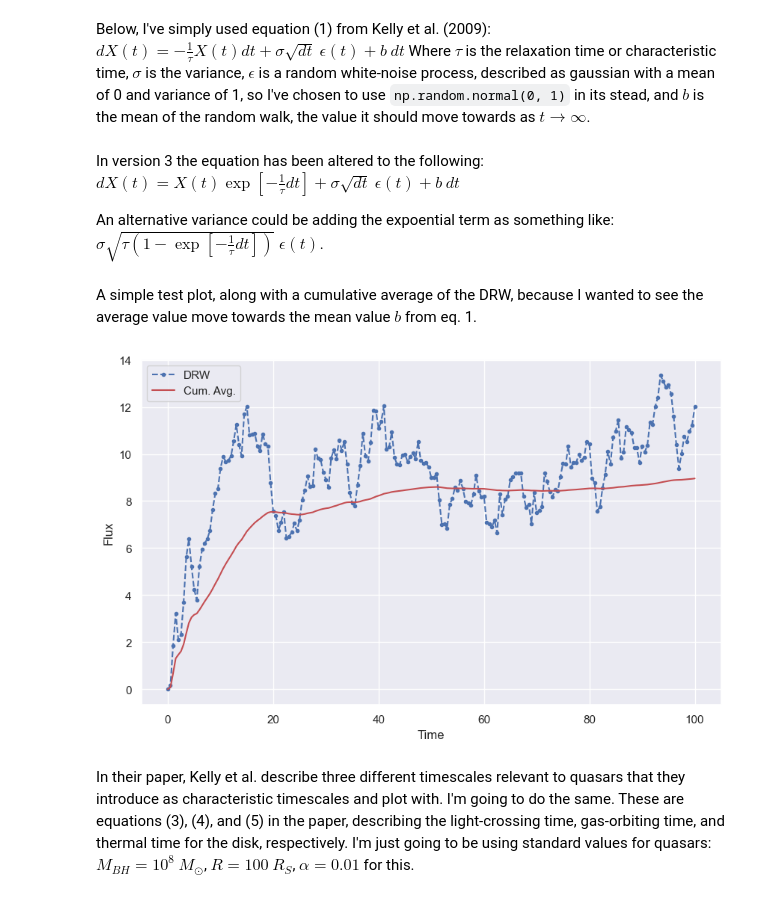
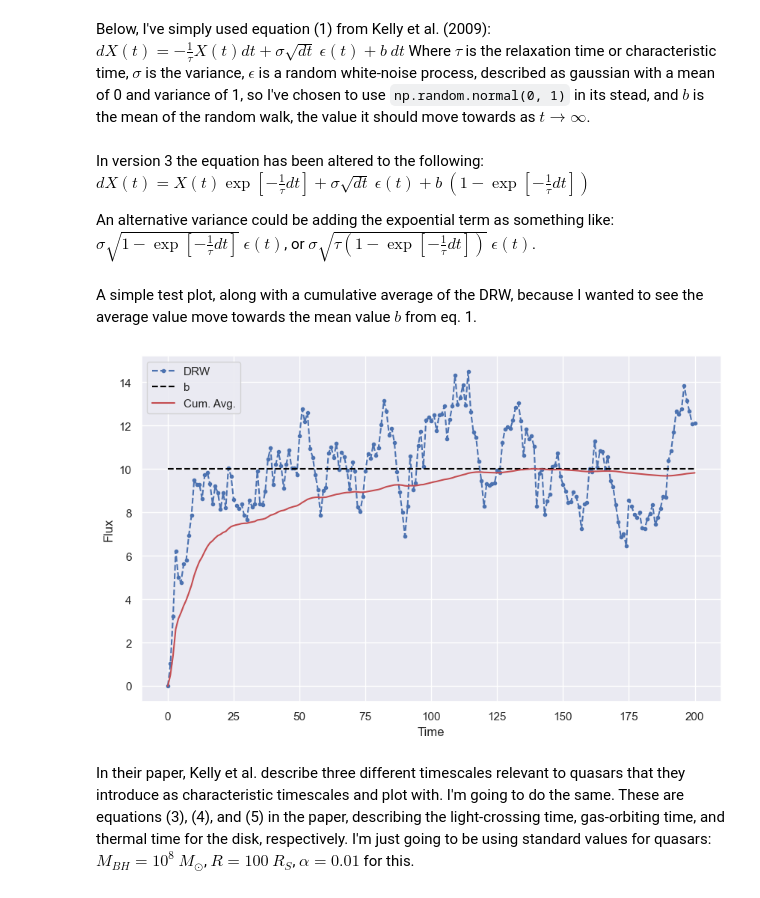
Before and after one commit to maliceious/MastersThesis, a Jupyter notebook: Damped Random Walk.ipynb, the cells around one changed output. Saved outputs shown, nothing was run; the diff lists cells and outputs as text; code cells hidden in the pictures.

```diff
--- a/Damped Random Walk.ipynb
+++ b/Damped Random Walk.ipynb
@@ -49,29 +49,31 @@ def drw_step(t, tau, sigma, b, x0=0.):
 # %% [markdown]
 In version 3 the equation has been altered to the following:
 $\begin{equation}
-    dX(t) = X(t)\exp{\left[{-\frac{1}{\tau}dt}\right]} + \sigma\sqrt{dt}\:\epsilon(t) + b\: dt
+    dX(t) = X(t)\exp{\left[{-\frac{1}{\tau}dt}\right]} + \sigma\sqrt{dt}\:\epsilon(t) + b\: \left(1-\exp{\left[{-\frac{1}{\tau}dt}\right]}\right)
 \end{equation}$
 
-An alternative variance could be adding the expoential term as something like: $\sigma\sqrt{\tau\left(1-\exp{\left[{-\frac{1}{\tau}dt}\right]}\right)}\:\epsilon(t)$.
+An alternative variance could be adding the expoential term as something like: $\sigma\sqrt{1-\exp{\left[{-\frac{1}{\tau}dt}\right]}}\:\epsilon(t)$, or $\sigma\sqrt{\tau\left(1-\exp{\left[{-\frac{1}{\tau}dt}\right]}\right)}\:\epsilon(t)$.
 # %% [markdown]
 A simple test plot, along with a cumulative average of the DRW, because I wanted to see the average value move towards the mean value $b$ from eq. 1.
 # %%
-t = np.linspace(0, 100, 201) # time array
-params = [10, 1, 10] # tau, sigma, b
+t = np.linspace(0, 200, 201) # time array
+tau, sigma, b = 10, 1, 10
+params = [tau, sigma, b] # tau, sigma, b
 drw = drw_step(t, *params)
 
 # plot
 plt.figure(figsize=(10, 6))
 plt.plot(t, drw, '.--', label=('DRW'))
+plt.hlines(b, t[0], t[-1], colors='black', linestyles="dashed", label='b')
 # cumulative average?
 cumavg = np.cumsum(drw)/np.linspace(1, len(drw), len(drw))
 plt.plot(t, cumavg, 'r', label='Cum. Avg.')
 plt.xlabel('Time')
 plt.ylabel('Flux')
 plt.legend()
 plt.show()
 # %% [output]
-[figure, old version]
+[figure, new version]
 # %% [markdown]
 In their paper, Kelly et al. describe three different timescales relevant to quasars that they introduce as characteristic timescales and plot with. I'm going to do the same. These are equations (3), (4), and (5) in the paper, describing the light-crossing time, gas-orbiting time, and thermal time for the disk, respectively. I'm just going to be using standard values for quasars: $M_{BH} = 10^8\: M_\odot$, $R = 100\: R_S$, $\alpha=0.01$ for this.
 # %%
```
Also changed, not shown: parts of 15 cells of this notebook, 1 other file.
